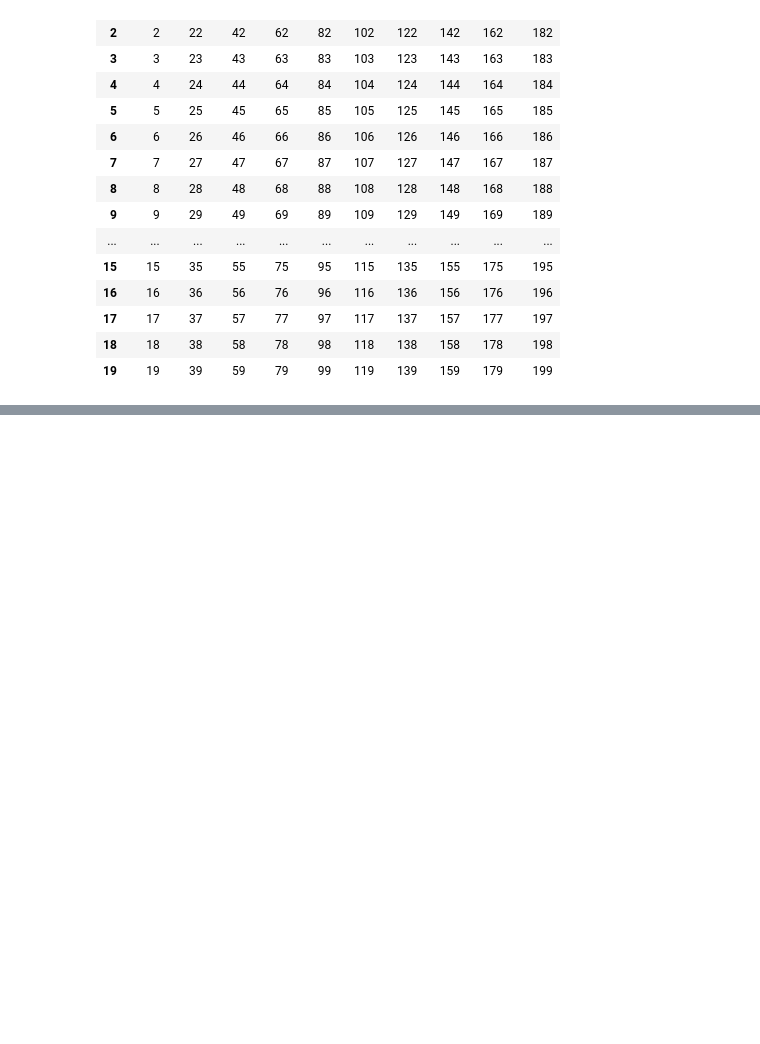
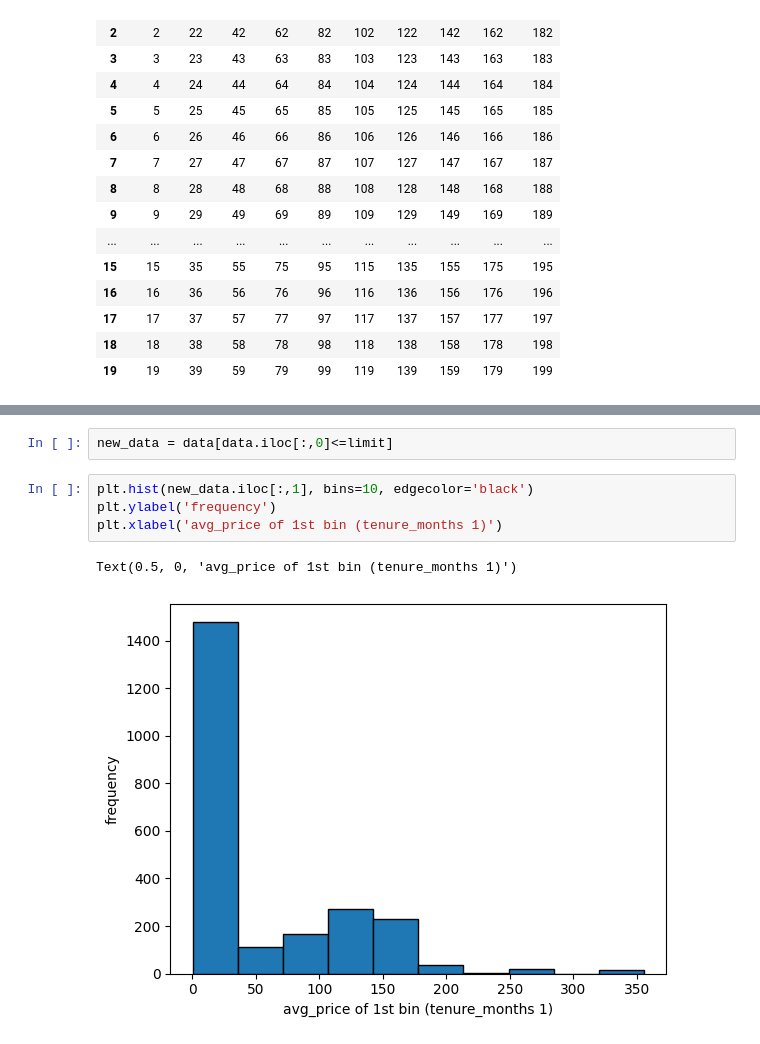
Before and after one commit to tushar-19459/Graph-Project, a Jupyter notebook: histogram.ipynb, the cells around one changed output, grey strips where cells are left out. Drawn from its saved outputs; the diff is of its cells as text; blank space fills up the shorter version.

```diff
--- a/histogram.ipynb
+++ b/histogram.ipynb
@@ -167,0 +203,9 @@ new_df
+# %%
+new_data = data[data.iloc[:,0]<=limit]
+# %%
+plt.hist(new_data.iloc[:,1], bins=10, edgecolor='black')
+plt.ylabel('frequency')
+plt.xlabel('avg_price of 1st bin (tenure_months 1)')
+# %% [output]
+Text(0.5, 0, 'avg_price of 1st bin (tenure_months 1)')
+[figure, added]
```
Also changed, not shown: parts of 4 cells of this notebook, 6 other files.
